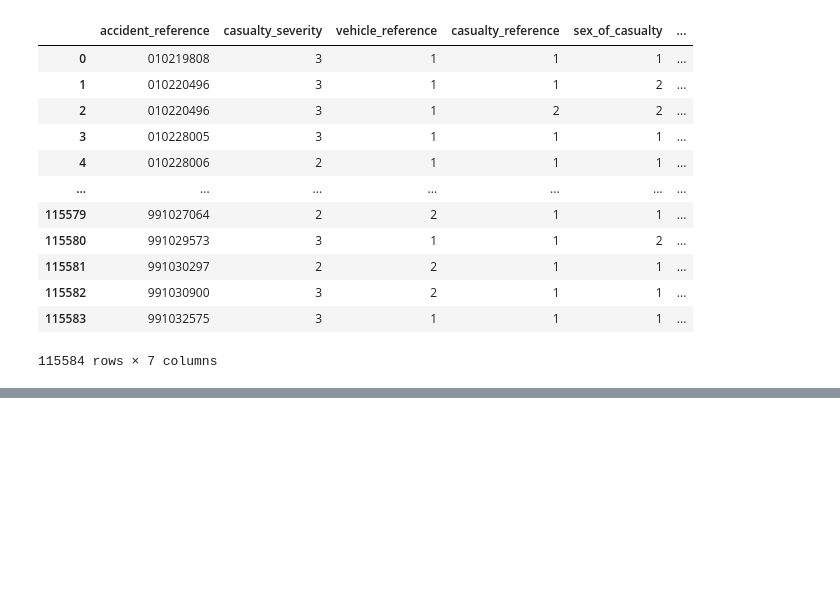
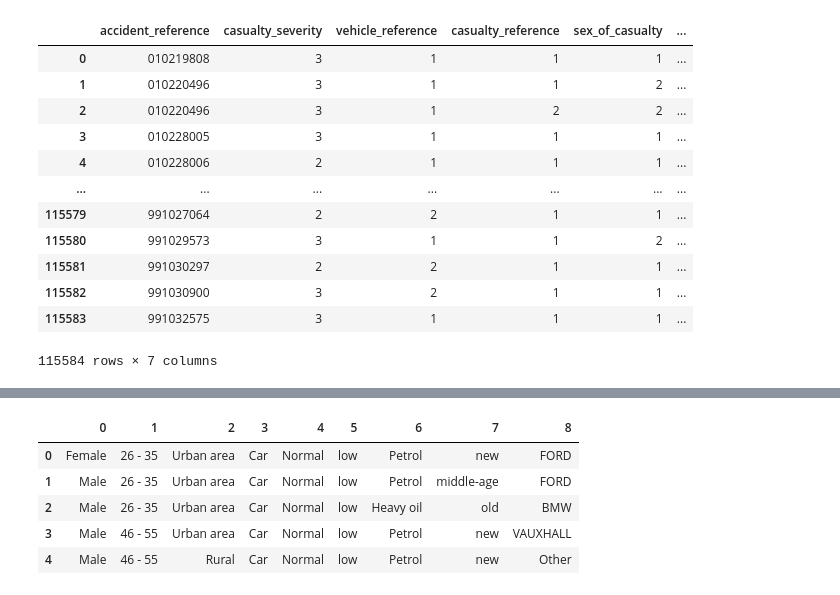
Before and after one commit to julianmartens98/Data_Visualization, a Jupyter notebook: Data Preperation.ipynb, the cells around one changed output, grey strips where cells are left out. Cells and saved outputs as stored; diff of their text form; code cells hidden in the pictures; blank space fills up the shorter version.

Commit message:
prepared data and created vis folder structure and files

```diff
--- a/Data Preperation.ipynb
+++ b/Data Preperation.ipynb
@@ -281,0 +271,12 @@ all_data['engine_capacity_cc']
+# %%
+model = pickle.load(open('Visualization/py/model.pkl', 'rb'))
+# %%
+centroids = model.cluster_centroids_
+pd.DataFrame(centroids)
+# %% [output]
+|  | 0 | 1 | 2 | 3 | 4 | 5 | 6 | 7 | 8 |
+| 0 | Female | 26 - 35 | Urban area | Car | Normal | low | Petrol | new | FORD |
+| 1 | Male | 26 - 35 | Urban area | Car | Normal | low | Petrol | middle-age | FORD |
+| 2 | Male | 26 - 35 | Urban area | Car | Normal | low | Heavy oil | old | BMW |
+| 3 | Male | 46 - 55 | Urban area | Car | Normal | low | Petrol | new | VAUXHALL |
+| 4 | Male | 46 - 55 | Rural | Car | Normal | low | Petrol | new | Other |
```
Also changed, not shown: parts of 44 cells of this notebook, 4 other files.
